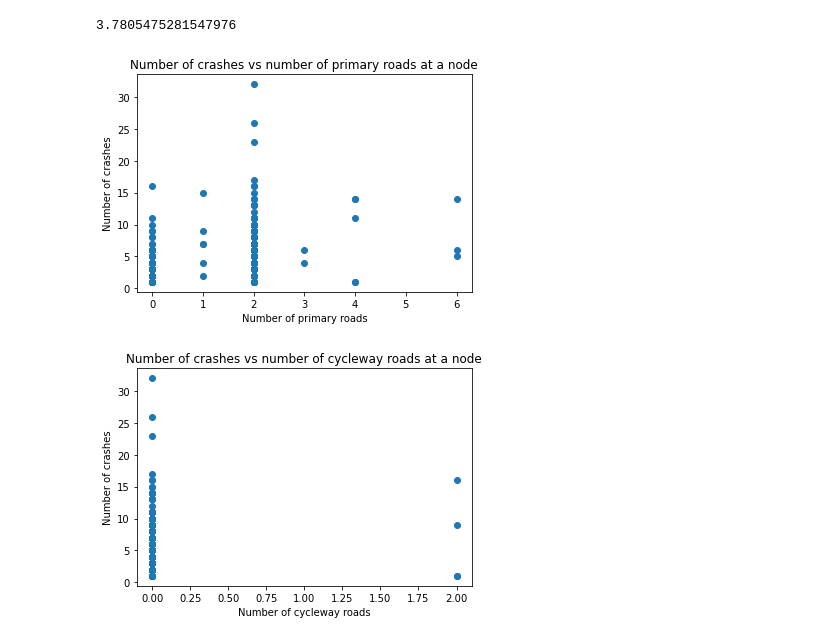
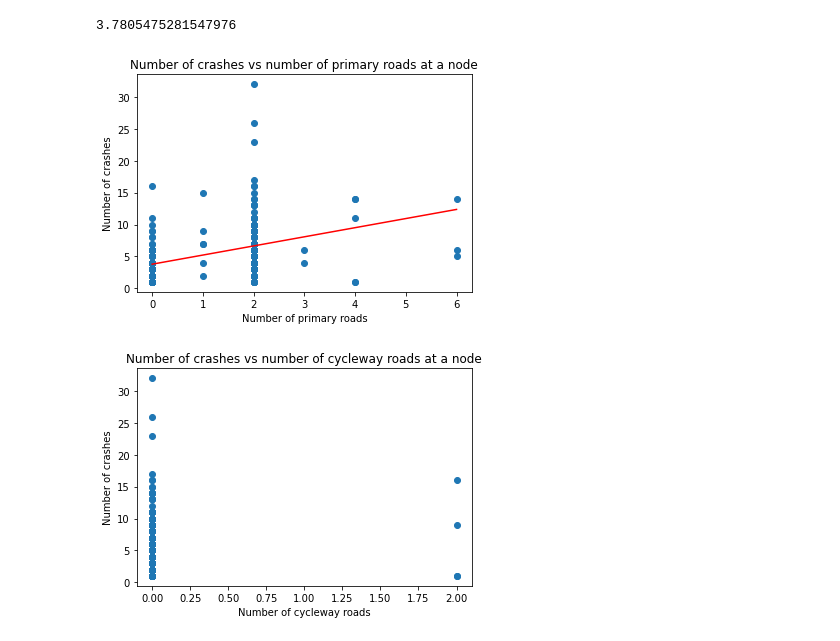
Before and after one commit to clyman23/spoke, a Jupyter notebook: notebooks/conorlyman/baseline-danger-metric.ipynb, the cells around one changed output. Drawn from its saved outputs; the diff is of its cells as text; code cells hidden in the pictures.

```diff
--- a/notebooks/conorlyman/baseline-danger-metric.ipynb
+++ b/notebooks/conorlyman/baseline-danger-metric.ipynb
@@ -226,15 +226,26 @@ array([ 1.71888501,  0.31173237, -0.74737009, -0.17861481,  0.23559223,
 reg.intercept_
 # %% [output]
 3.7805475281547976
+# %%
+primary = all_node_crash_attrs_df["primary"]
+x = all_node_crash_attrs_df.drop("num_crashes", axis=1)
+y = all_node_crash_attrs_df["num_crashes"]
 # %%
 plt.figure()
-plt.scatter(all_node_crash_attrs_df["primary"], all_node_crash_attrs_df["num_crashes"])
+plt.scatter(primary, y)
 plt.title("Number of crashes vs number of primary roads at a node")
 plt.xlabel("Number of primary roads")
 plt.ylabel("Number of crashes")
+# plt.scatter(primary, x.dot(reg.coef_))
+plt.plot(
+    [x.min()["primary"], x.max()["primary"]],
+    [x.min().dot(reg.coef_) + reg.intercept_, x.max().dot(reg.coef_) + reg.intercept_],
+    color="red"
+)
+
 plt.show()
 # %% [output]
-[figure, old version]
+[figure, new version]
 # %%
 plt.figure()
 plt.scatter(all_node_crash_attrs_df["cycleway"], all_node_crash_attrs_df["num_crashes"])
```
Also changed, not shown: parts of 5 cells of this notebook.
